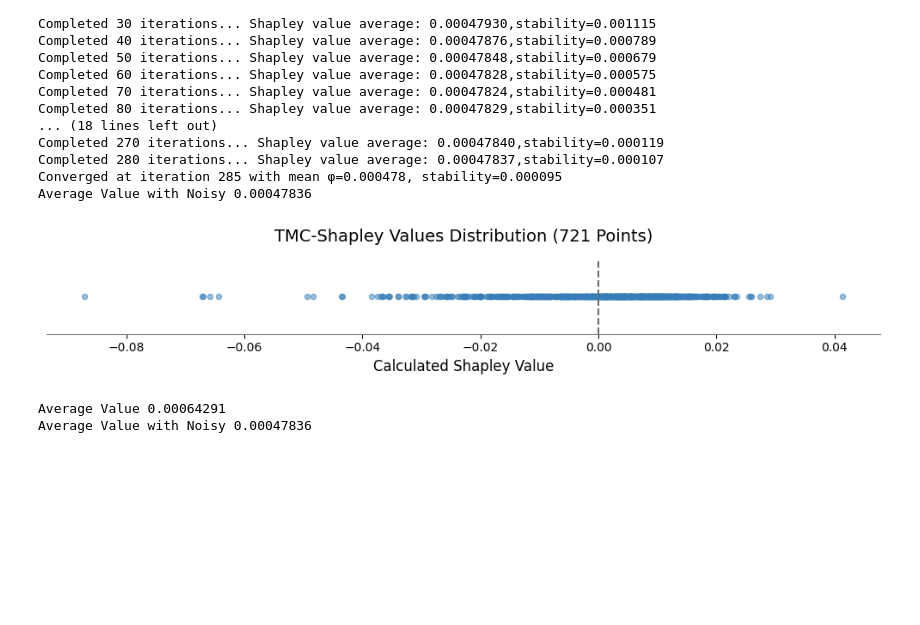
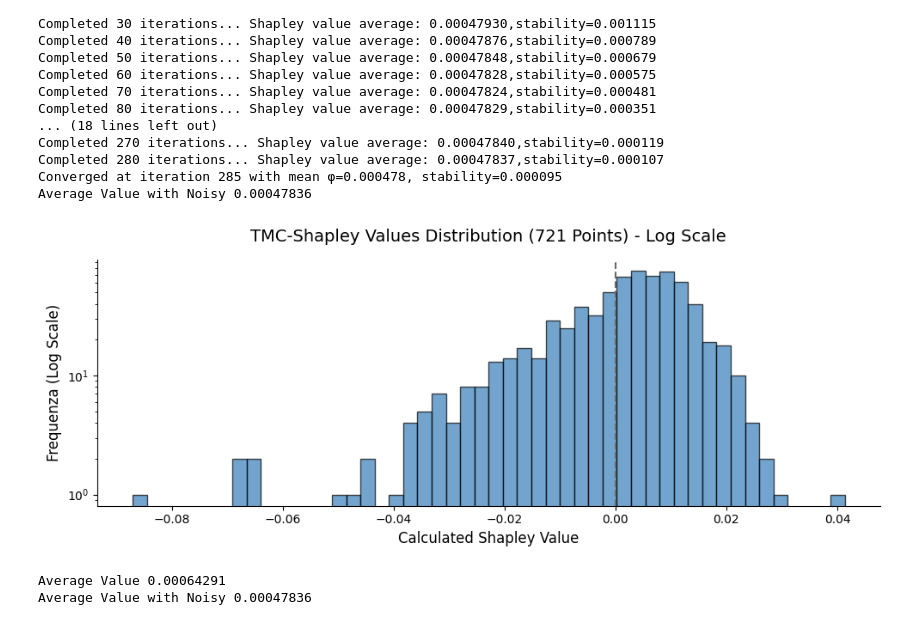
Before and after one commit to echo85/data-shapley, a Jupyter notebook: data_shapley.ipynb, the cells around one changed output. Drawn from its saved outputs; the diff is of its cells as text; code cells hidden in the pictures; blank space fills up the shorter version.

```diff
--- a/data_shapley.ipynb
+++ b/data_shapley.ipynb
@@ -246,9 +248,9 @@ Completed 280 iterations... Shapley value average: 0.00047837,stability=0.000107
 Converged at iteration 285 with mean φ=0.000478, stability=0.000095
 Average Value with Noisy 0.00047836
 # %%
-graph.shapley_distribution(shapley_noisy_values) # 0.20 Noise level
+graph.plot_histogram_log(shapley_noisy_values) # 0.20 Noise level
 # %% [output]
-[figure, old version]
+[figure, new version]
 # %%
 average_shapley = np.mean(shapley_values)
 print(f"Average Value {average_shapley:.8f}")
```
Also changed, not shown: parts of 1 cell of this notebook, 5 other files.
